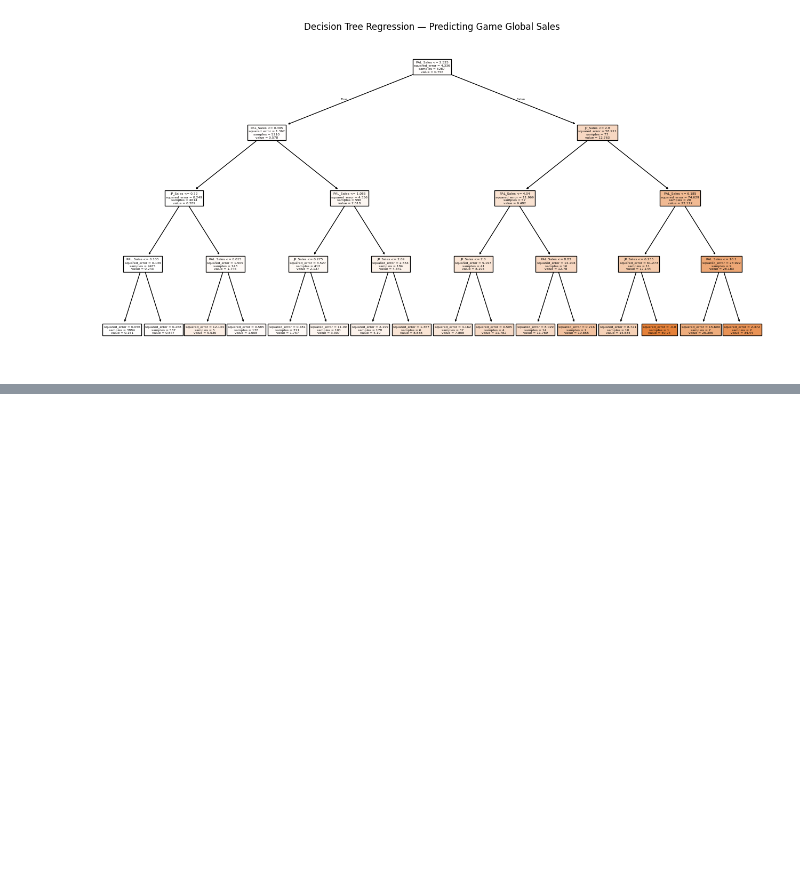
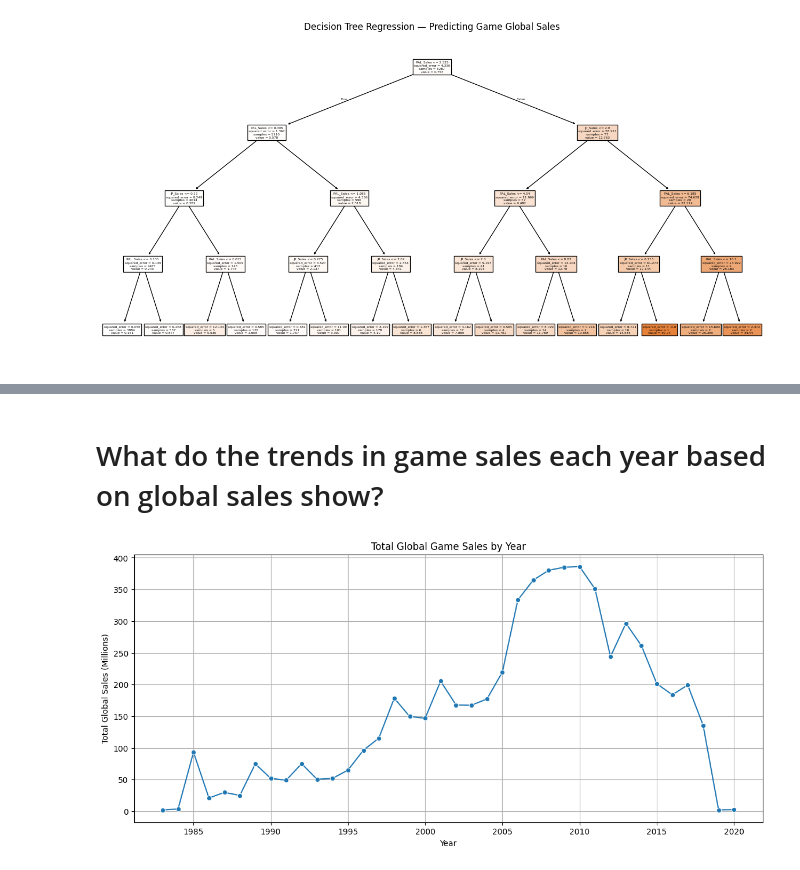
Before and after one commit to MaxShuford/CS456-Final, a Jupyter notebook: MaxShuford_Final_RD.ipynb, the cells around one changed output, grey strips where cells are left out. Cells and saved outputs as stored; diff of their text form; code cells hidden in the pictures; blank space fills up the shorter version.

```diff
--- a/MaxShuford_Final_RD.ipynb
+++ b/MaxShuford_Final_RD.ipynb
@@ -246,0 +338,25 @@ plt.show()
+# %% [markdown]
+# What do the trends in game sales each year based on global sales show?
+# %%
+df_year = df_clean[['Year', 'Global_Sales']].dropna()
+
+# Convert Year to int
+df_year['Year'] = df_year['Year'].astype(int)
+
+# Aggregate metrics
+sales_by_year = df_year.groupby('Year')['Global_Sales'].sum()
+avg_sales_by_year = df_year.groupby('Year')['Global_Sales'].mean()
+games_per_year = df_year.groupby('Year').size()
+
+# Graph!
+
+plt.figure(figsize=(14,6))
+sns.lineplot(x=sales_by_year.index, y=sales_by_year.values, marker='o')
+plt.title("Total Global Game Sales by Year")
+plt.xlabel("Year")
+plt.ylabel("Total Global Sales (Millions)")
+plt.grid(True)
+plt.savefig('TotalGameSales.png')
+plt.show()
+# %% [output]
+[figure, added]
```
Also changed, not shown: parts of 38 cells of this notebook.
